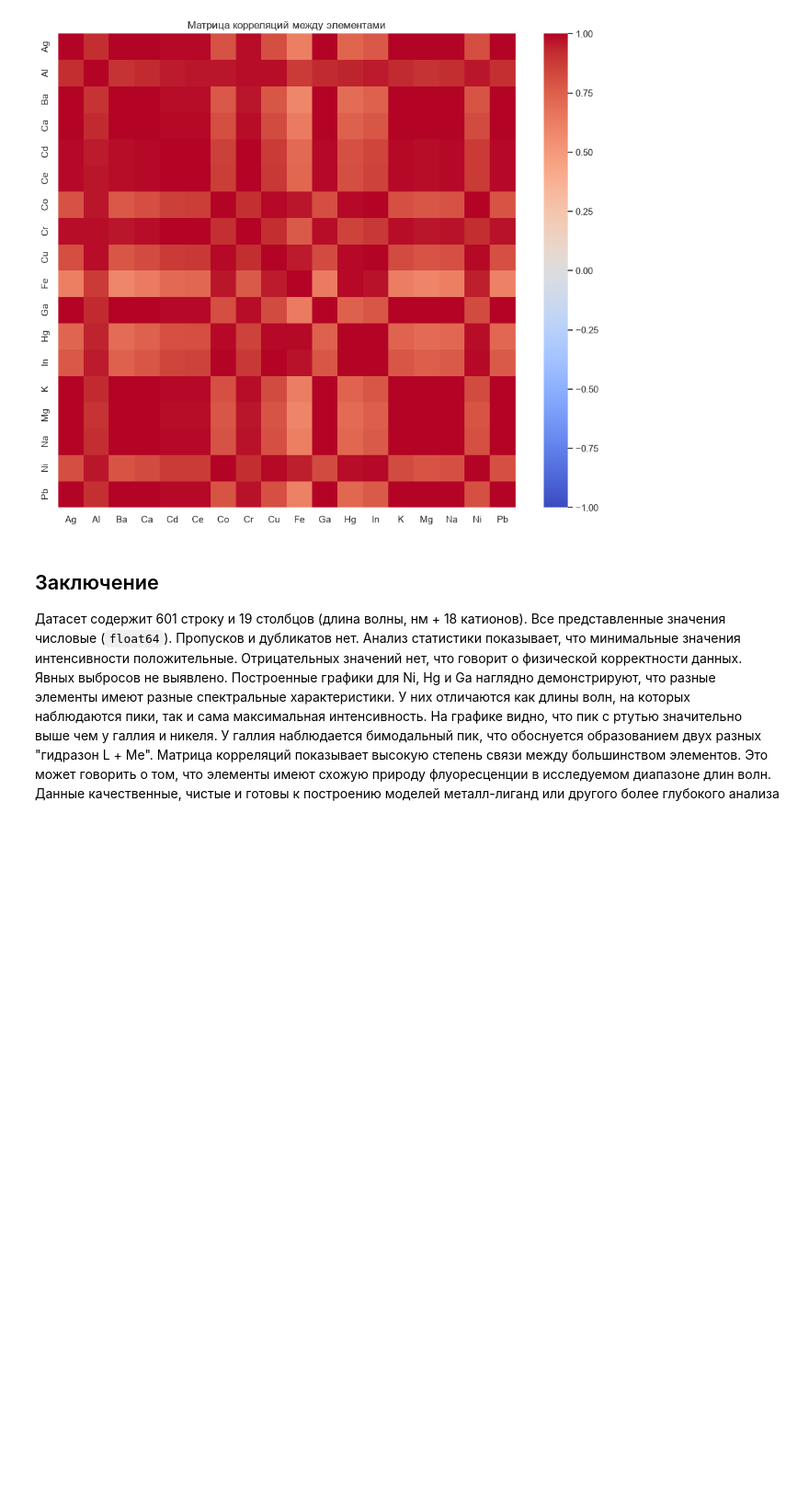
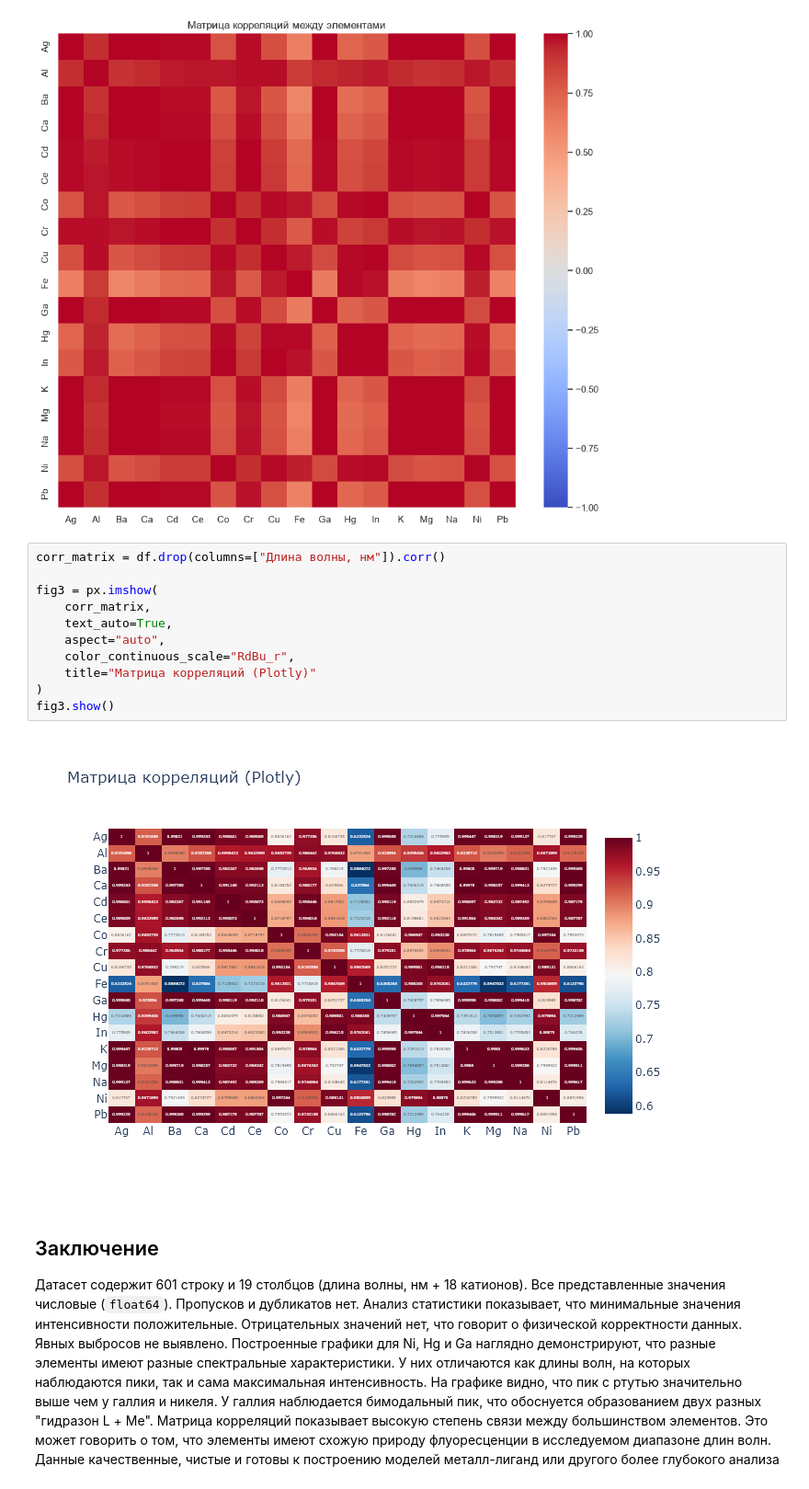
Before and after one commit to MashaMaltsevaCB97/Engineering, a Jupyter notebook: notebooks/EDA.ipynb, the cells around one changed output. Shown at 92% size. Cells and saved outputs as stored; diff of their text form; blank space fills up the shorter version.

```diff
--- a/notebooks/EDA.ipynb
+++ b/notebooks/EDA.ipynb
@@ -100,6 +125,19 @@ plt.title("Матрица корреляций между элементами")
 plt.show()
 # %% [output]
 [figure]
+# %%
+corr_matrix = df.drop(columns=["Длина волны, нм"]).corr()
+
+fig3 = px.imshow(
+    corr_matrix,
+    text_auto=True,
+    aspect="auto",
+    color_continuous_scale="RdBu_r",
+    title="Матрица корреляций (Plotly)"
+)
+fig3.show()
+# %% [output]
+[figure, added]
 # %% [markdown]
 ## Заключение
 Датасет содержит 601 строку и 19 столбцов (длина волны, нм + 18 катионов). Все представленные значения числовые (`float64`). Пропусков и дубликатов нет. Анализ статистики показывает, что минимальные значения интенсивности положительные. Отрицательных значений нет, что говорит о физической корректности данных. Явных выбросов не выявлено. Построенные графики для Ni, Hg и Ga наглядно демонстрируют, что разные элементы имеют разные спектральные характеристики. У них отличаются как длины волн, на которых наблюдаются пики, так и сама максимальная интенсивность. На графике видно, что пик с ртутью значительно выше чем у галлия и никеля. У галлия наблюдается бимодальный пик, что обоснуется образованием двух разных "гидразон L + Ме". Матрица корреляций показывает высокую степень связи между большинством элементов. Это может говорить о том, что элементы имеют схожую природу флуоресценции в исследуемом диапазоне длин волн.
```
Also changed, not shown: parts of 3 cells of this notebook, 2 other files.
